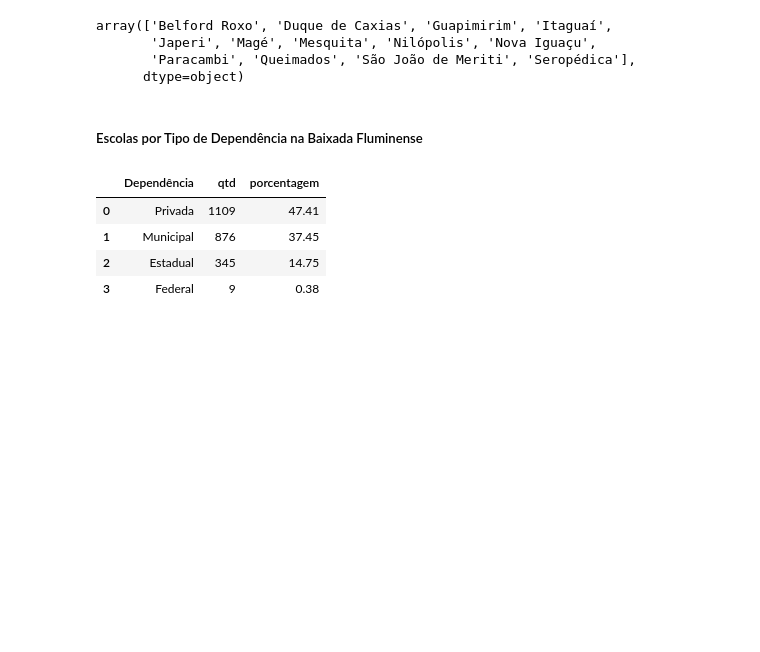
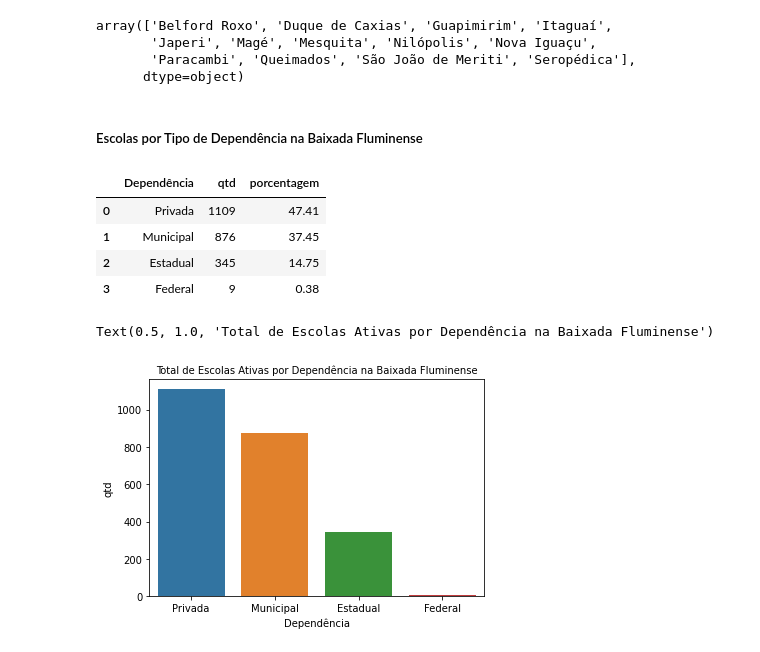
Before and after one commit to CyberBantu/Analise_CensoEscolar_RJ, a Jupyter notebook: Analise_dados_CensoEscolar_RJ.ipynb, the cells around one changed output. Saved outputs shown, nothing was run; the diff lists cells and outputs as text; code cells hidden in the pictures; blank space fills up the shorter version.

```diff
--- a/Analise_dados_CensoEscolar_RJ.ipynb
+++ b/Analise_dados_CensoEscolar_RJ.ipynb
@@ -309,6 +309,12 @@ dp_baixada
 | 1 | Municipal | 876 | 37.45 |
 | 2 | Estadual | 345 | 14.75 |
 | 3 | Federal | 9 | 0.38 |
+# %%
+sns.barplot(data = dp_baixada, x = 'Dependência',  y = 'qtd')
+plt.title('Total de Escolas Ativas por Dependência na Baixada Fluminense', size = 10)
+# %% [output]
+Text(0.5, 1.0, 'Total de Escolas Ativas por Dependência na Baixada Fluminense')
+[figure, added]
 # %%
 import plotly.express as px
 # %%
```
Also changed, not shown: parts of 11 cells of this notebook.
